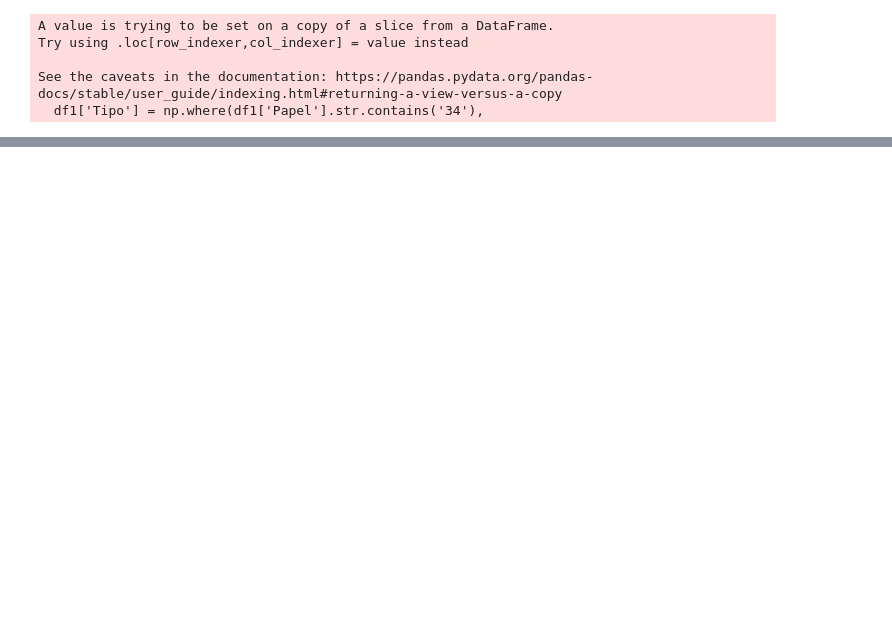
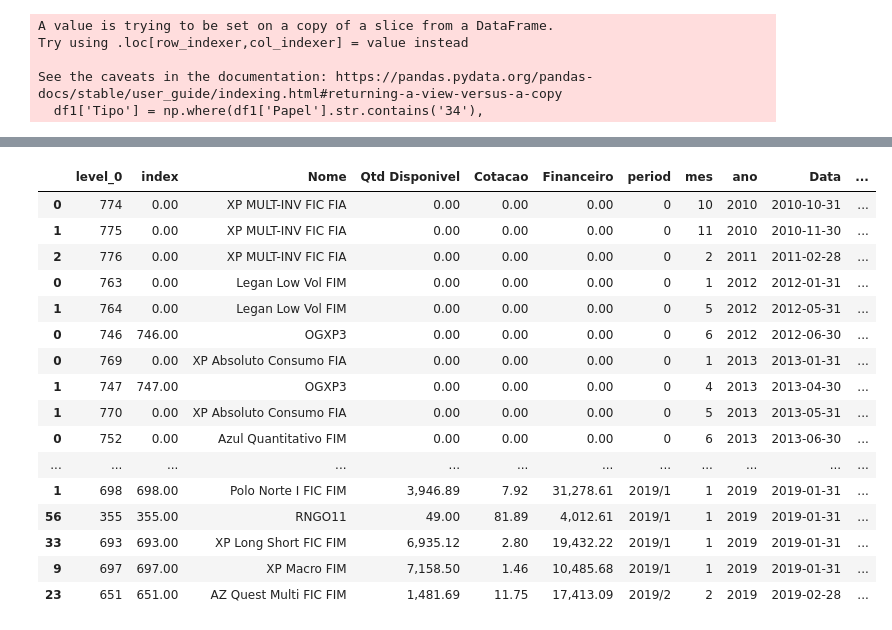
Before and after one commit to gabrielmlg/finance-app, a Jupyter notebook: new-finance-app/test.ipynb, the cells around one changed output, grey strips where cells are left out. Cells and saved outputs as stored; diff of their text form; code cells hidden in the pictures; blank space fills up the shorter version.

```diff
--- a/new-finance-app/test.ipynb
+++ b/new-finance-app/test.ipynb
@@ -70,3 +116,23 @@ See the caveats in the documentation: https://pandas.pydata.org/pandas-docs/stab
+# %%
+df.sort_values(['ano', 'mes', 'Data', 'Nome'])
+# %% [output]
+|  | level_0 | index | Nome | Qtd Disponivel | Cotacao | Financeiro | period | mes | ano | Data | ... |
+| 0 | 774 | 0.00 | XP MULT-INV FIC FIA | 0.00 | 0.00 | 0.00 | 0 | 10 | 2010 | 2010-10-31 | ... |
+| 1 | 775 | 0.00 | XP MULT-INV FIC FIA | 0.00 | 0.00 | 0.00 | 0 | 11 | 2010 | 2010-11-30 | ... |
+| 2 | 776 | 0.00 | XP MULT-INV FIC FIA | 0.00 | 0.00 | 0.00 | 0 | 2 | 2011 | 2011-02-28 | ... |
+| 0 | 763 | 0.00 | Legan Low Vol FIM | 0.00 | 0.00 | 0.00 | 0 | 1 | 2012 | 2012-01-31 | ... |
+| 1 | 764 | 0.00 | Legan Low Vol FIM | 0.00 | 0.00 | 0.00 | 0 | 5 | 2012 | 2012-05-31 | ... |
+| 0 | 746 | 746.00 | OGXP3 | 0.00 | 0.00 | 0.00 | 0 | 6 | 2012 | 2012-06-30 | ... |
+| 0 | 769 | 0.00 | XP Absoluto Consumo FIA | 0.00 | 0.00 | 0.00 | 0 | 1 | 2013 | 2013-01-31 | ... |
+| 1 | 747 | 747.00 | OGXP3 | 0.00 | 0.00 | 0.00 | 0 | 4 | 2013 | 2013-04-30 | ... |
+| 1 | 770 | 0.00 | XP Absoluto Consumo FIA | 0.00 | 0.00 | 0.00 | 0 | 5 | 2013 | 2013-05-31 | ... |
+| 0 | 752 | 0.00 | Azul Quantitativo FIM | 0.00 | 0.00 | 0.00 | 0 | 6 | 2013 | 2013-06-30 | ... |
+| ... | ... | ... | ... | ... | ... | ... | ... | ... | ... | ... | ... |
+| 1 | 698 | 698.00 | Polo Norte I FIC FIM | 3,946.89 | 7.92 | 31,278.61 | 2019/1 | 1 | 2019 | 2019-01-31 | ... |
+| 56 | 355 | 355.00 | RNGO11 | 49.00 | 81.89 | 4,012.61 | 2019/1 | 1 | 2019 | 2019-01-31 | ... |
+| 33 | 693 | 693.00 | XP Long Short FIC FIM | 6,935.12 | 2.80 | 19,432.22 | 2019/1 | 1 | 2019 | 2019-01-31 | ... |
+| 9 | 697 | 697.00 | XP Macro FIM | 7,158.50 | 1.46 | 10,485.68 | 2019/1 | 1 | 2019 | 2019-01-31 | ... |
+| 23 | 651 | 651.00 | AZ Quest Multi FIC FIM | 1,481.69 | 11.75 | 17,413.09 | 2019/2 | 2 | 2019 | 2019-02-28 | ... |
 # %%
 extract.extract_fis['Data2'].unique()
 # %% [output]
```
Also changed, not shown: parts of 28 cells of this notebook, 4 other files.
